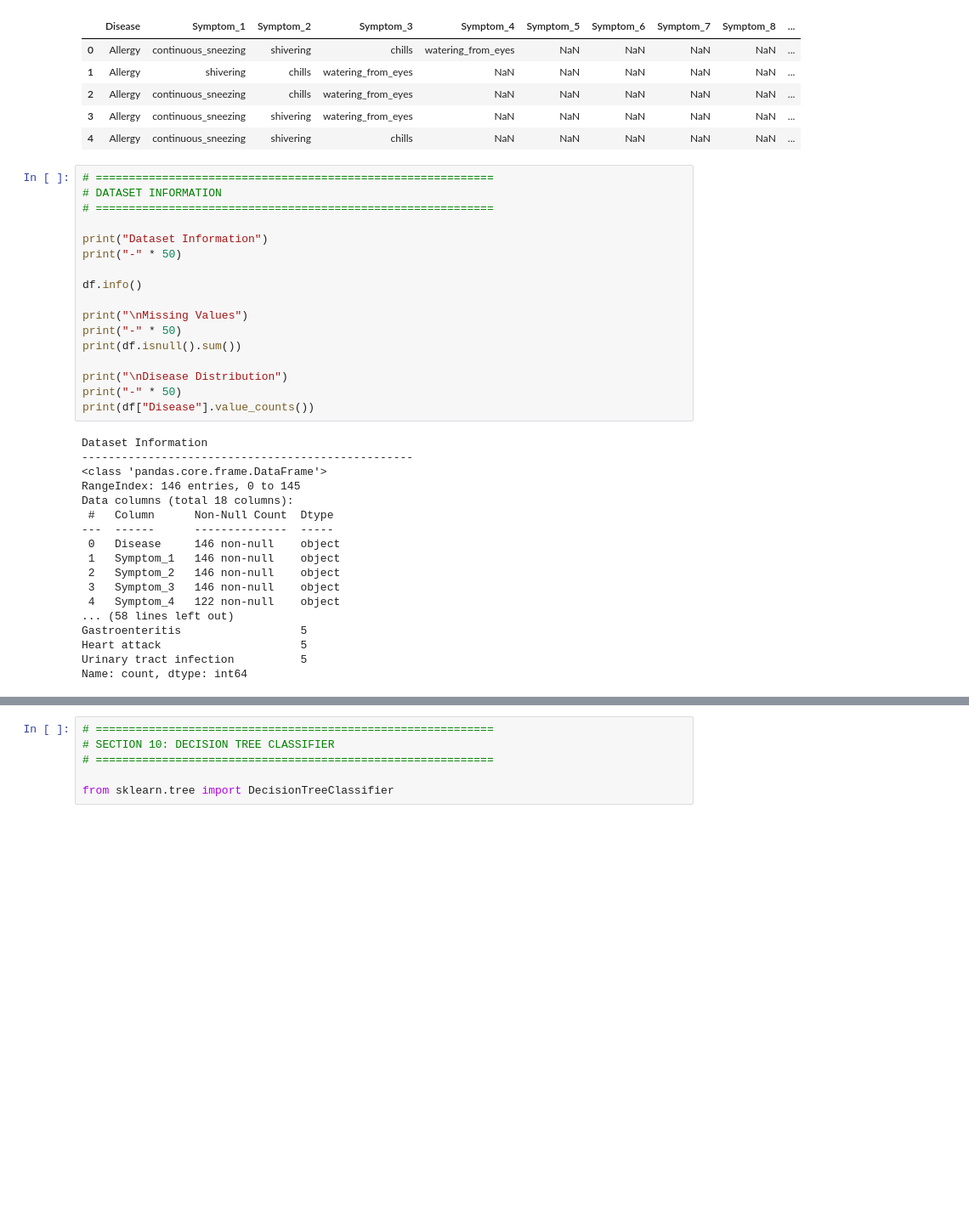
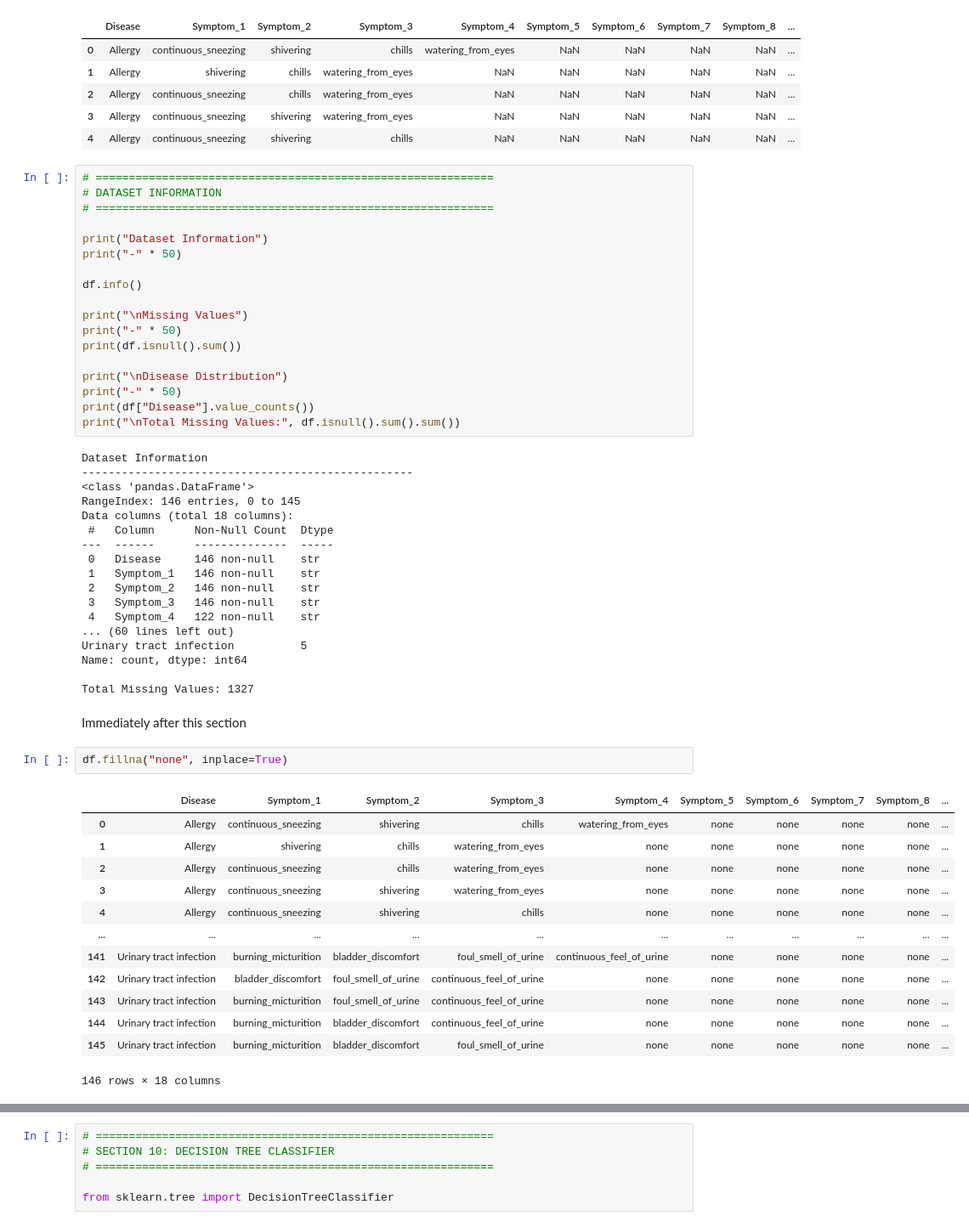
Before and after one commit to themarkolusanya1/Disease-Predictor, a Jupyter notebook: Task5_Model_Training.ipynb, the cells around one changed output, grey strips where cells are left out. Shown at 85% size. Cells and saved outputs as stored; diff of their text form; blank space fills up the shorter version.

Commit message:
34 commit, After investigating Task4 and Task5

```diff
--- a/Task5_Model_Training.ipynb
+++ b/Task5_Model_Training.ipynb
@@ -70,24 +70,43 @@ print(df.isnull().sum())
 print("\nDisease Distribution")
 print("-" * 50)
 print(df["Disease"].value_counts())
+print("\nTotal Missing Values:", df.isnull().sum().sum())
 # %% [output]
 Dataset Information
 --------------------------------------------------
-<class 'pandas.core.frame.DataFrame'>
+<class 'pandas.DataFrame'>
 RangeIndex: 146 entries, 0 to 145
 Data columns (total 18 columns):
  #   Column      Non-Null Count  Dtype
 ---  ------      --------------  -----
- 0   Disease     146 non-null    object
- 1   Symptom_1   146 non-null    object
- 2   Symptom_2   146 non-null    object
- 3   Symptom_3   146 non-null    object
- 4   Symptom_4   122 non-null    object
-... (58 lines left out)
-Gastroenteritis                  5
-Heart attack                     5
+ 0   Disease     146 non-null    str
+ 1   Symptom_1   146 non-null    str
+ 2   Symptom_2   146 non-null    str
+ 3   Symptom_3   146 non-null    str
+ 4   Symptom_4   122 non-null    str
+... (60 lines left out)
 Urinary tract infection          5
 Name: count, dtype: int64
+
+Total Missing Values: 1327
+# %% [markdown]
+Immediately after this section
+# %%
+df.fillna("none", inplace=True)
+# %% [output]
+|  | Disease | Symptom_1 | Symptom_2 | Symptom_3 | Symptom_4 | Symptom_5 | Symptom_6 | Symptom_7 | Symptom_8 | ... |
+| 0 | Allergy | continuous_sneezing | shivering | chills | watering_from_eyes | none | none | none | none | ... |
+| 1 | Allergy | shivering | chills | watering_from_eyes | none | none | none | none | none | ... |
+| 2 | Allergy | continuous_sneezing | chills | watering_from_eyes | none | none | none | none | none | ... |
+| 3 | Allergy | continuous_sneezing | shivering | watering_from_eyes | none | none | none | none | none | ... |
+| 4 | Allergy | continuous_sneezing | shivering | chills | none | none | none | none | none | ... |
+| ... | ... | ... | ... | ... | ... | ... | ... | ... | ... | ... |
+| 141 | Urinary tract infection | burning_micturition | bladder_discomfort | foul_smell_of_urine | continuous_feel_of_urine | none | none | none | none | ... |
+| 142 | Urinary tract infection | bladder_discomfort | foul_smell_of_urine | continuous_feel_of_urine | none | none | none | none | none | ... |
+| 143 | Urinary tract infection | burning_micturition | foul_smell_of_urine | continuous_feel_of_urine | none | none | none | none | none | ... |
+| 144 | Urinary tract infection | burning_micturition | bladder_discomfort | continuous_feel_of_urine | none | none | none | none | none | ... |
+| 145 | Urinary tract infection | burning_micturition | bladder_discomfort | foul_smell_of_urine | none | none | none | none | none | ... |
+146 rows × 18 columns
 # %%
 # ============================================================
 # SECTION 4: HANDLE MISSING SYMPTOM VALUES
```
Also changed, not shown: parts of 23 cells of this notebook, 4 other files.
